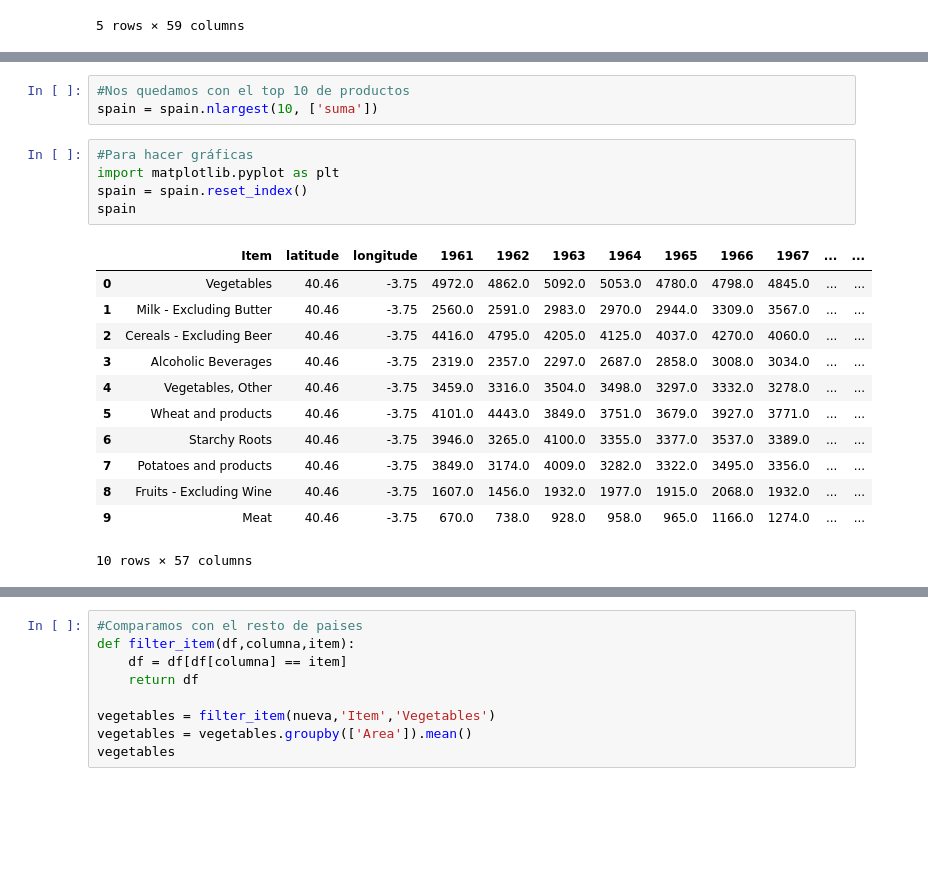
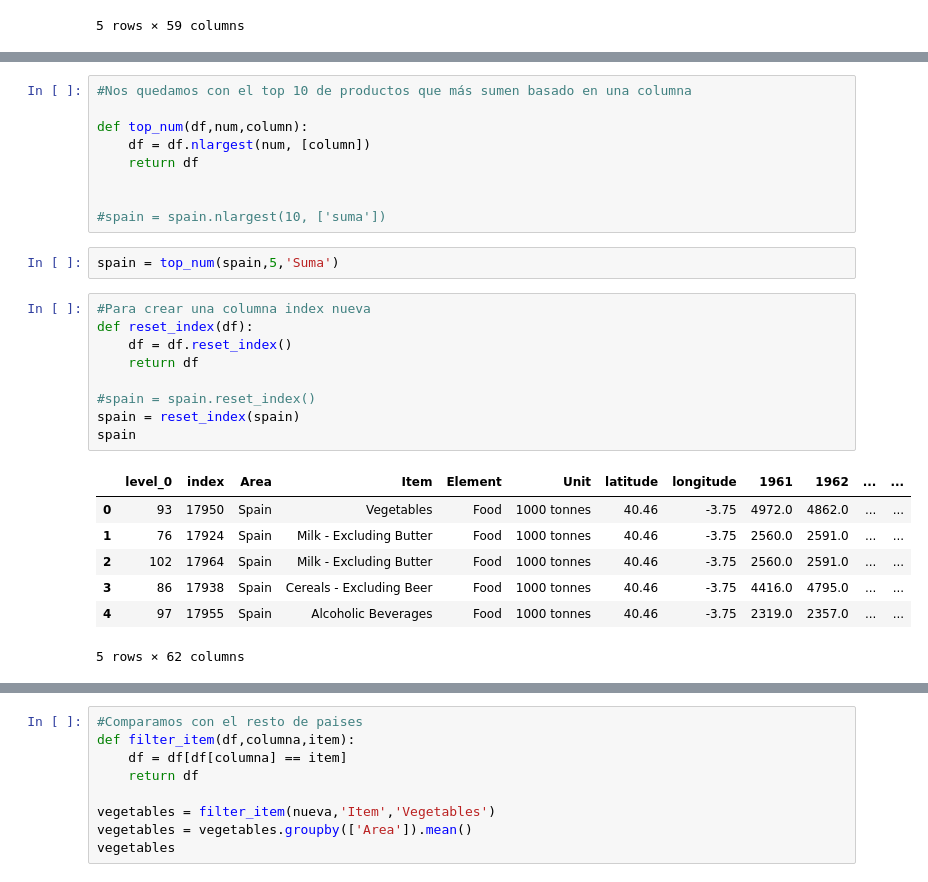
Before and after one commit to Pebels17/data-labs, a Jupyter notebook: module-1/pipelines-project/your-code/input/Pipelines proyect.ipynb, the cells around one changed output, grey strips where cells are left out. Drawn from its saved outputs; the diff is of its cells as text; blank space fills up the shorter version.

```diff
--- a/module-1/pipelines-project/your-code/input/Pipelines proyect.ipynb
+++ b/module-1/pipelines-project/your-code/input/Pipelines proyect.ipynb
@@ -162,22 +225,29 @@ spain
 # %%
-#Nos quedamos con el top 10 de productos
-spain = spain.nlargest(10, ['suma'])
+#Nos quedamos con el top 10 de productos que más sumen basado en una columna
+
+def top_num(df,num,column):
+    df = df.nlargest(num, [column])
+    return df
+
+
+#spain = spain.nlargest(10, ['suma'])
-# %%
-#Para hacer gráficas
-import matplotlib.pyplot as plt
-spain = spain.reset_index()
-spain
-# %% [output]
-|  | Item | latitude | longitude | 1961 | 1962 | 1963 | 1964 | 1965 | 1966 | 1967 | ... | ... |
-| 0 | Vegetables | 40.46 | -3.75 | 4972.0 | 4862.0 | 5092.0 | 5053.0 | 4780.0 | 4798.0 | 4845.0 | ... | ... |
-| 1 | Milk - Excluding Butter | 40.46 | -3.75 | 2560.0 | 2591.0 | 2983.0 | 2970.0 | 2944.0 | 3309.0 | 3567.0 | ... | ... |
-| 2 | Cereals - Excluding Beer | 40.46 | -3.75 | 4416.0 | 4795.0 | 4205.0 | 4125.0 | 4037.0 | 4270.0 | 4060.0 | ... | ... |
-| 3 | Alcoholic Beverages | 40.46 | -3.75 | 2319.0 | 2357.0 | 2297.0 | 2687.0 | 2858.0 | 3008.0 | 3034.0 | ... | ... |
-| 4 | Vegetables, Other | 40.46 | -3.75 | 3459.0 | 3316.0 | 3504.0 | 3498.0 | 3297.0 | 3332.0 | 3278.0 | ... | ... |
-| 5 | Wheat and products | 40.46 | -3.75 | 4101.0 | 4443.0 | 3849.0 | 3751.0 | 3679.0 | 3927.0 | 3771.0 | ... | ... |
-| 6 | Starchy Roots | 40.46 | -3.75 | 3946.0 | 3265.0 | 4100.0 | 3355.0 | 3377.0 | 3537.0 | 3389.0 | ... | ... |
-| 7 | Potatoes and products | 40.46 | -3.75 | 3849.0 | 3174.0 | 4009.0 | 3282.0 | 3322.0 | 3495.0 | 3356.0 | ... | ... |
-| 8 | Fruits - Excluding Wine | 40.46 | -3.75 | 1607.0 | 1456.0 | 1932.0 | 1977.0 | 1915.0 | 2068.0 | 1932.0 | ... | ... |
-| 9 | Meat | 40.46 | -3.75 | 670.0 | 738.0 | 928.0 | 958.0 | 965.0 | 1166.0 | 1274.0 | ... | ... |
-10 rows × 57 columns
+# %%
+spain = top_num(spain,5,'Suma')
+# %%
+#Para crear una columna index nueva
+def reset_index(df):
+    df = df.reset_index()
+    return df
+
+#spain = spain.reset_index()
+spain = reset_index(spain)
+spain
+# %% [output]
+|  | level_0 | index | Area | Item | Element | Unit | latitude | longitude | 1961 | 1962 | ... | ... |
+| 0 | 93 | 17950 | Spain | Vegetables | Food | 1000 tonnes | 40.46 | -3.75 | 4972.0 | 4862.0 | ... | ... |
+| 1 | 76 | 17924 | Spain | Milk - Excluding Butter | Food | 1000 tonnes | 40.46 | -3.75 | 2560.0 | 2591.0 | ... | ... |
+| 2 | 102 | 17964 | Spain | Milk - Excluding Butter | Food | 1000 tonnes | 40.46 | -3.75 | 2560.0 | 2591.0 | ... | ... |
+| 3 | 86 | 17938 | Spain | Cereals - Excluding Beer | Food | 1000 tonnes | 40.46 | -3.75 | 4416.0 | 4795.0 | ... | ... |
+| 4 | 97 | 17955 | Spain | Alcoholic Beverages | Food | 1000 tonnes | 40.46 | -3.75 | 2319.0 | 2357.0 | ... | ... |
+5 rows × 62 columns
 # %%
```
Also changed, not shown: parts of 17 cells of this notebook, 7 other files.
